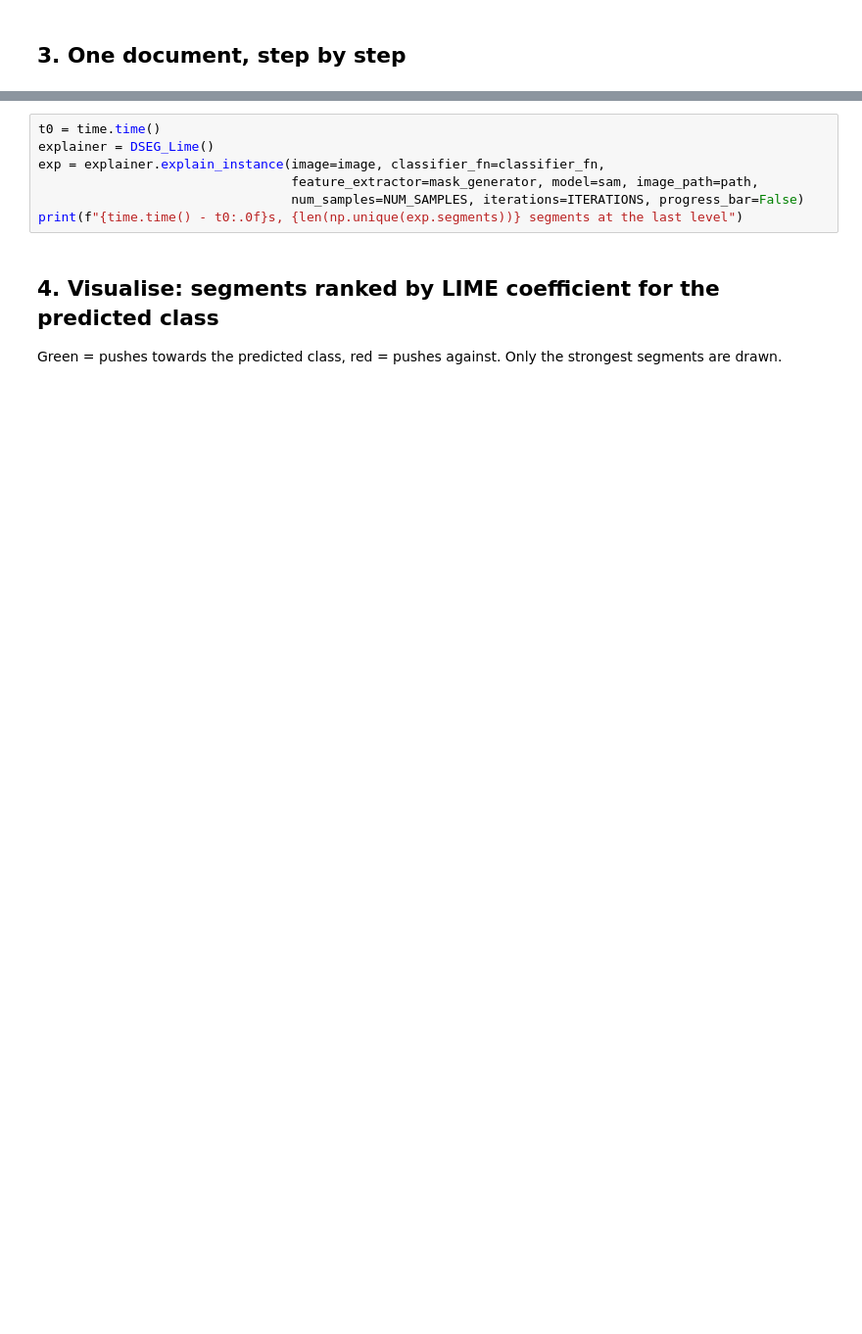
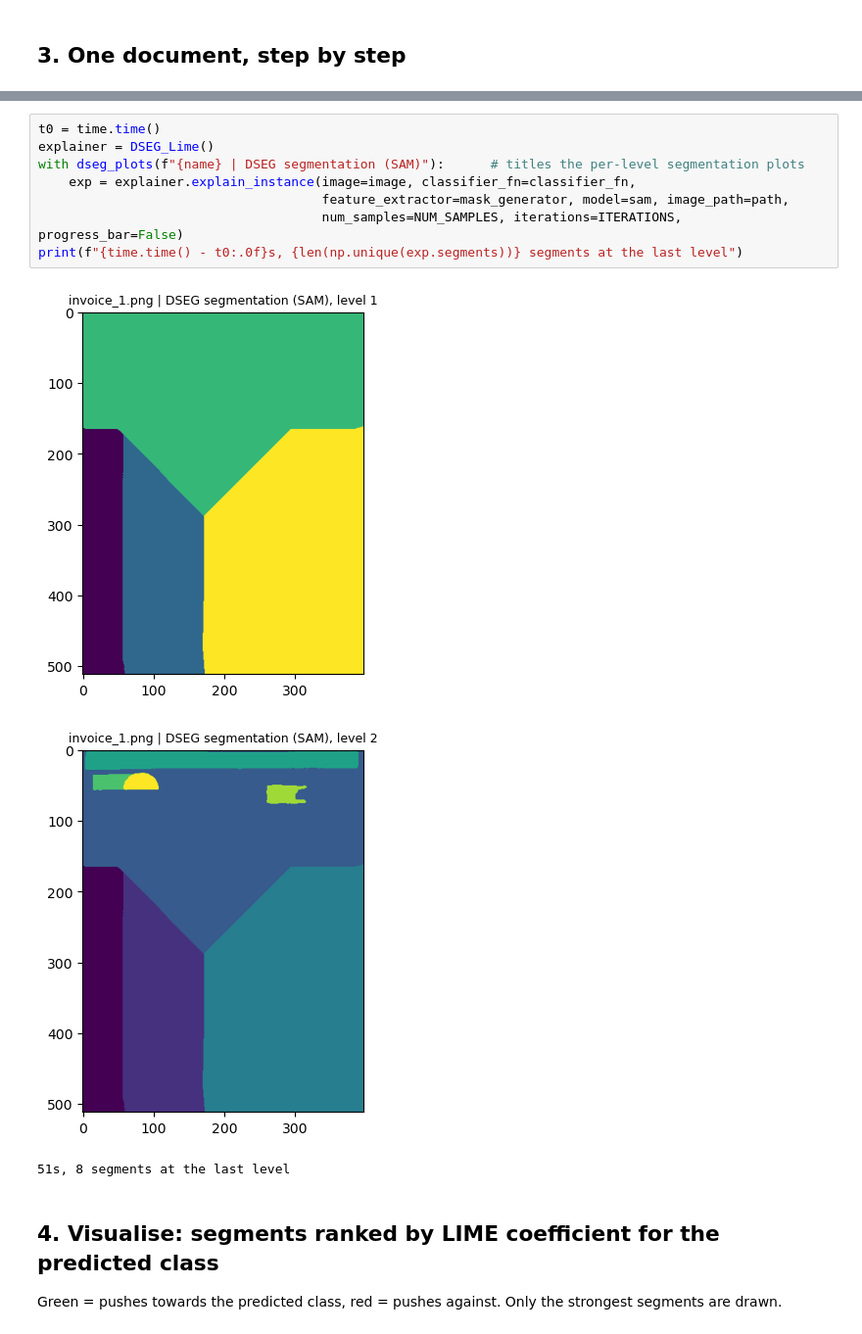
Before and after one commit to EmanuelaBoros/dseg-lime, a Jupyter notebook: notebooks/dseg_lime_rvlcdip.ipynb, the cells around one changed output, grey strips where cells are left out. Shown at 98% size. Drawn from its saved outputs; the diff is of its cells as text; blank space fills up the shorter version.

```diff
--- a/notebooks/dseg_lime_rvlcdip.ipynb
+++ b/notebooks/dseg_lime_rvlcdip.ipynb
@@ -67,10 +160,15 @@ plt.imshow(image); plt.axis("off"); plt.show()
 # %%
 t0 = time.time()
 explainer = DSEG_Lime()
-exp = explainer.explain_instance(image=image, classifier_fn=classifier_fn,
-                                 feature_extractor=mask_generator, model=sam, image_path=path,
-                                 num_samples=NUM_SAMPLES, iterations=ITERATIONS, progress_bar=False)
+with dseg_plots(f"{name} | DSEG segmentation (SAM)"):      # titles the per-level segmentation plots
+    exp = explainer.explain_instance(image=image, classifier_fn=classifier_fn,
+                                     feature_extractor=mask_generator, model=sam, image_path=path,
+                                     num_samples=NUM_SAMPLES, iterations=ITERATIONS, progress_bar=False)
 print(f"{time.time() - t0:.0f}s, {len(np.unique(exp.segments))} segments at the last level")
+# %% [output]
+[figure, added]
+[figure, added]
+51s, 8 segments at the last level
 # %% [markdown]
 ## 4. Visualise: segments ranked by LIME coefficient for the predicted class
 
```
Also changed, not shown: parts of 11 cells of this notebook, 5 other files.
